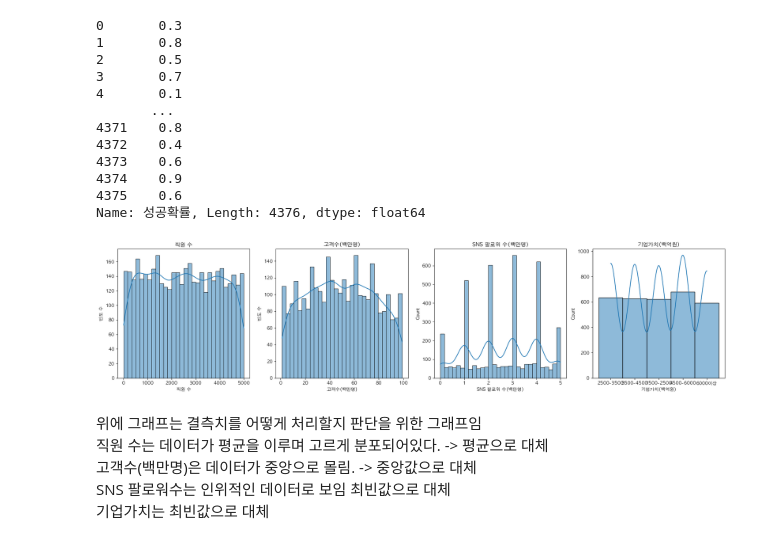
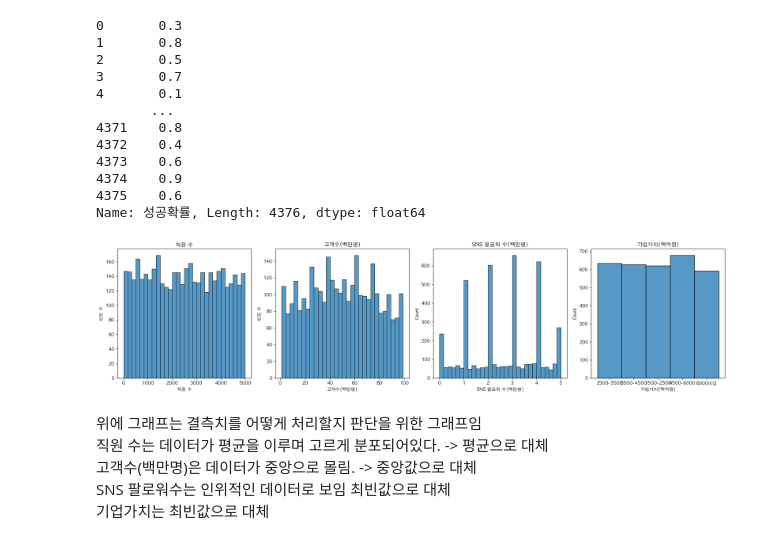
Before and after one commit to kimyoungho010311/Startup_Success_Prediction_Hackathon, a Jupyter notebook: notebooks/Ocean/Dacon_statrup_EDA.ipynb, the cells around one changed output. Cells and saved outputs as stored; diff of their text form; code cells hidden in the pictures.

```diff
--- a/notebooks/Ocean/Dacon_statrup_EDA.ipynb
+++ b/notebooks/Ocean/Dacon_statrup_EDA.ipynb
@@ -253,35 +253,35 @@ Name: 성공확률, Length: 4376, dtype: float64
 # %%
 # 서브플롯 설정
 fig, axes = plt.subplots(1, 4, figsize=(20, 5))  # 1행 3열
 
 # 직원 수
-sns.histplot(train['직원 수'], bins=30, kde=True, ax=axes[0])
+sns.histplot(train['직원 수'], bins=30, kde=False, ax=axes[0])
 axes[0].set_title('직원 수')
 axes[0].set_xlabel('직원 수')
 axes[0].set_ylabel('빈도 수')
 
 # 고객수(백만명)
-sns.histplot(train['고객수(백만명)'], bins=30, kde=True, ax=axes[1])
+sns.histplot(train['고객수(백만명)'], bins=30, kde=False, ax=axes[1])
 axes[1].set_title("고객수(백만명)")
 axes[1].set_ylabel('빈도 수')
 
 # SNS 팔로워 수(백만명)
-sns.histplot(train['SNS 팔로워 수(백만명)'], bins=30, kde=True, ax=axes[2])
+sns.histplot(train['SNS 팔로워 수(백만명)'], bins=30, kde=False, ax=axes[2])
 axes[2].set_title("SNS 팔로워 수(백만명)")
 
 #기업가치(백억원)
-sns.histplot(train['기업가치(백억원)'], bins=30, kde=True)
+sns.histplot(train['기업가치(백억원)'], bins=30, kde=False)
 axes[3].set_title('기업가치(백억원)')
 plt.tight_layout()
 plt.show
 
 
 # 시각화 결과 저장
 plt.savefig('../../src/histograms.png', dpi=300, bbox_inches='tight')
 
 plt.show()
 # %% [output]
-[figure, old version]
+[figure, new version]
 # %% [markdown]
 위에 그래프는 결측치를 어떻게 처리할지 판단을 위한 그래프임
 직원 수는 데이터가 평균을 이루며 고르게 분포되어있다. -> 평균으로 대체
```
Also changed, not shown: parts of 2 cells of this notebook, 12 other files.
